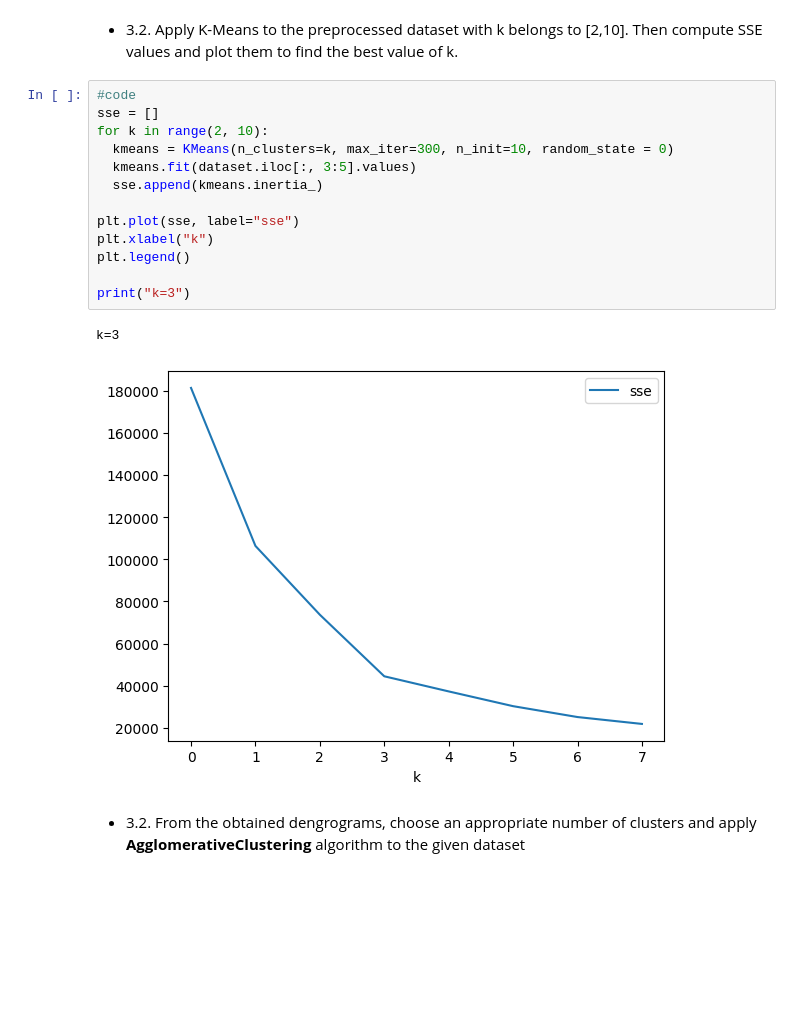
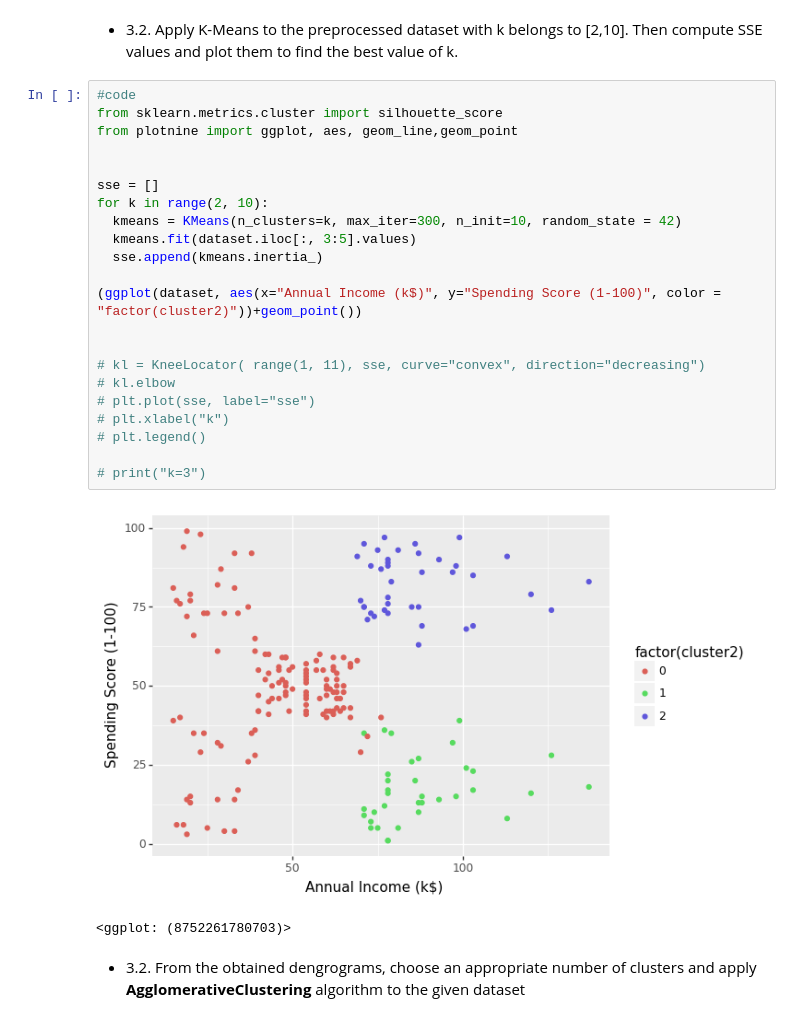
Before and after one commit to NguyenThiPhuongNhi/MayHoc_2022_2023, a Jupyter notebook: Lab_7_20130353_NguyenThiPhuongNhi.ipynb, the cells around one changed output. Saved outputs shown, nothing was run; the diff lists cells and outputs as text; blank space fills up the shorter version.

```diff
--- a/Lab_7_20130353_NguyenThiPhuongNhi.ipynb
+++ b/Lab_7_20130353_NguyenThiPhuongNhi.ipynb
@@ -221,20 +221,29 @@ dend = shc.dendrogram(shc.linkage(dataset.iloc[:, 3:5].values, method='ward'))
 *   3.2. Apply K-Means to the preprocessed dataset with k belongs to [2,10]. Then compute SSE values and plot them to find the best value of k.
 # %%
 #code
+from sklearn.metrics.cluster import silhouette_score
+from plotnine import ggplot, aes, geom_line,geom_point
+
+
 sse = []
 for k in range(2, 10):
-  kmeans = KMeans(n_clusters=k, max_iter=300, n_init=10, random_state = 0)
+  kmeans = KMeans(n_clusters=k, max_iter=300, n_init=10, random_state = 42)
   kmeans.fit(dataset.iloc[:, 3:5].values)
   sse.append(kmeans.inertia_)
 
-plt.plot(sse, label="sse")
-plt.xlabel("k")
-plt.legend()
+(ggplot(dataset, aes(x="Annual Income (k$)", y="Spending Score (1-100)", color = "factor(cluster2)"))+geom_point())
 
-print("k=3")
+
+# kl = KneeLocator( range(1, 11), sse, curve="convex", direction="decreasing")
+# kl.elbow
+# plt.plot(sse, label="sse")
+# plt.xlabel("k")
+# plt.legend()
+
+# print("k=3")
 # %% [output]
+[figure, new version]
-k=3
+<ggplot: (8752261780703)>
-[figure, old version]
 # %% [markdown]
 *   3.2. From the obtained dengrograms, choose an appropriate number of clusters and apply **AgglomerativeClustering** algorithm to the given dataset
 # %%
```
Also changed, not shown: parts of 3 cells of this notebook.
